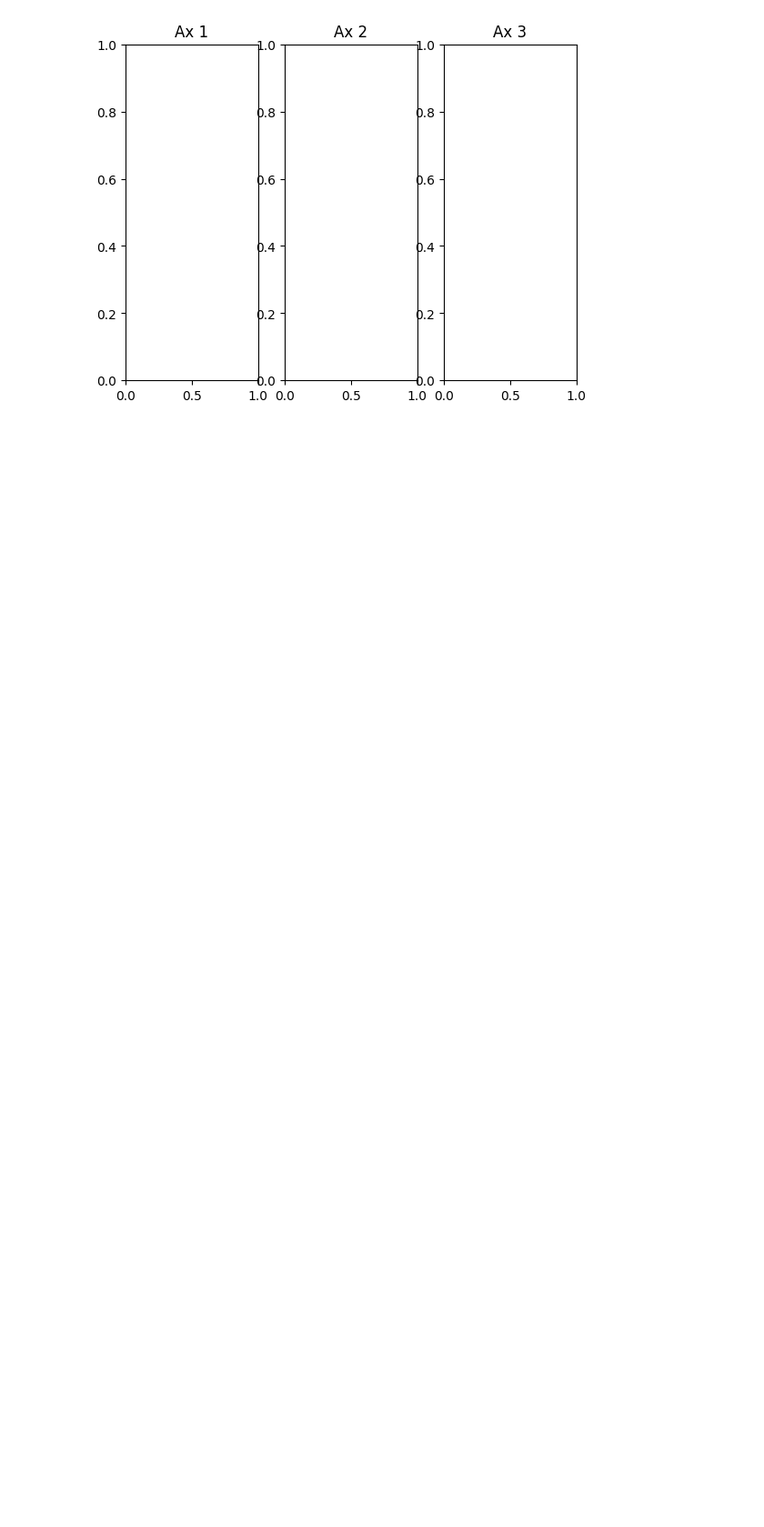
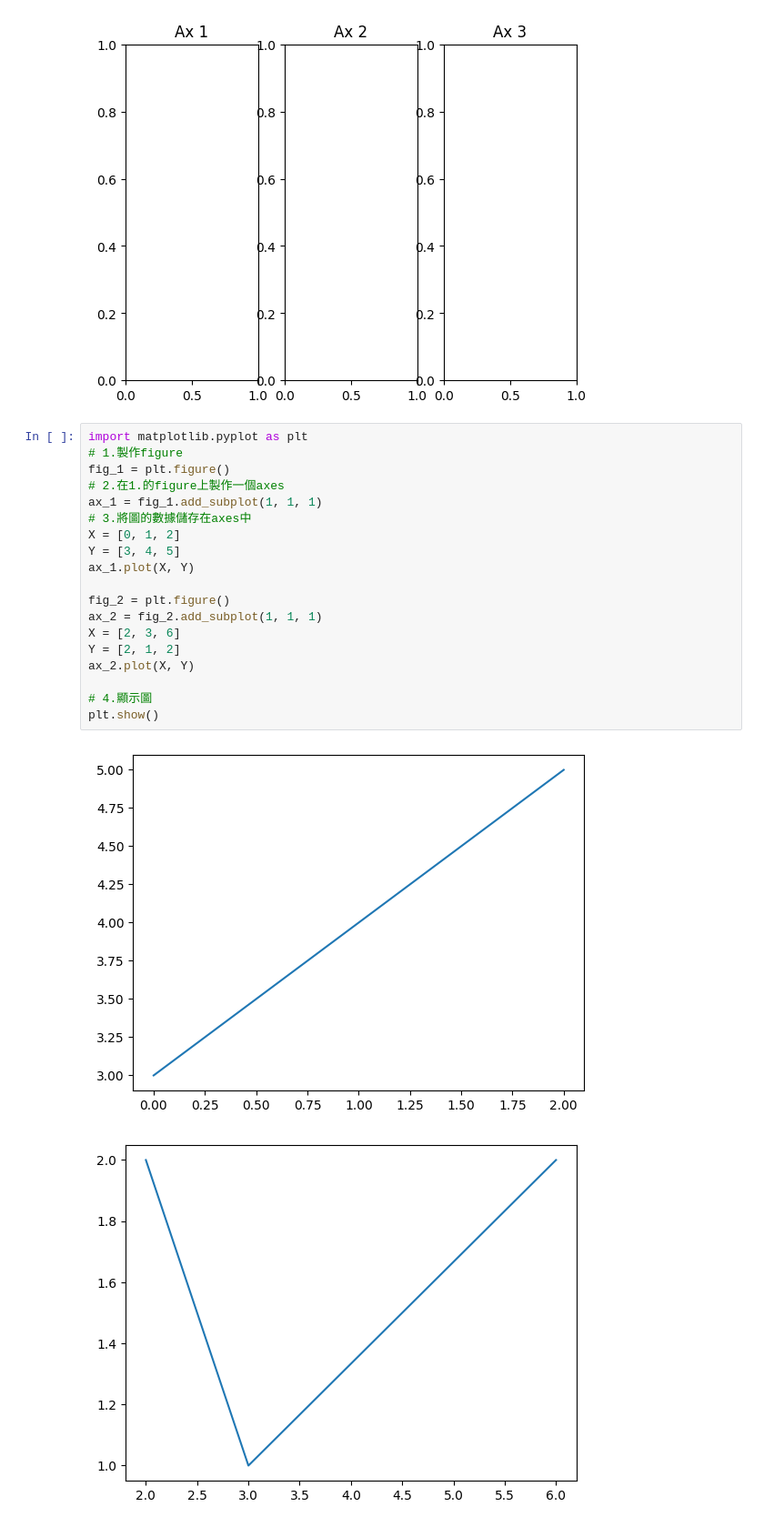
Before and after one commit to roberthsu2003/__2025_10_14_2_4_ai__, a Jupyter notebook: lesson12/lesson12_2.ipynb, the cells around one changed output. Shown: that part at 91% size. Drawn from its saved outputs; the diff is of its cells as text; blank space fills up the shorter version.

```diff
--- a/lesson12/lesson12_2.ipynb
+++ b/lesson12/lesson12_2.ipynb
@@ -42,3 +42,25 @@ ax_3.set_title(label='Ax 3')
 plt.show()
 # %% [output]
 [figure]
+# %%
+import matplotlib.pyplot as plt
+# 1.製作figure
+fig_1 = plt.figure()
+# 2.在1.的figure上製作一個axes
+ax_1 = fig_1.add_subplot(1, 1, 1)
+# 3.將圖的數據儲存在axes中
+X = [0, 1, 2]
+Y = [3, 4, 5]
+ax_1.plot(X, Y)
+
+fig_2 = plt.figure()
+ax_2 = fig_2.add_subplot(1, 1, 1)
+X = [2, 3, 6]
+Y = [2, 1, 2]
+ax_2.plot(X, Y)
+
+# 4.顯示圖
+plt.show()
+# %% [output]
+[figure, added]
+[figure, added]
```
